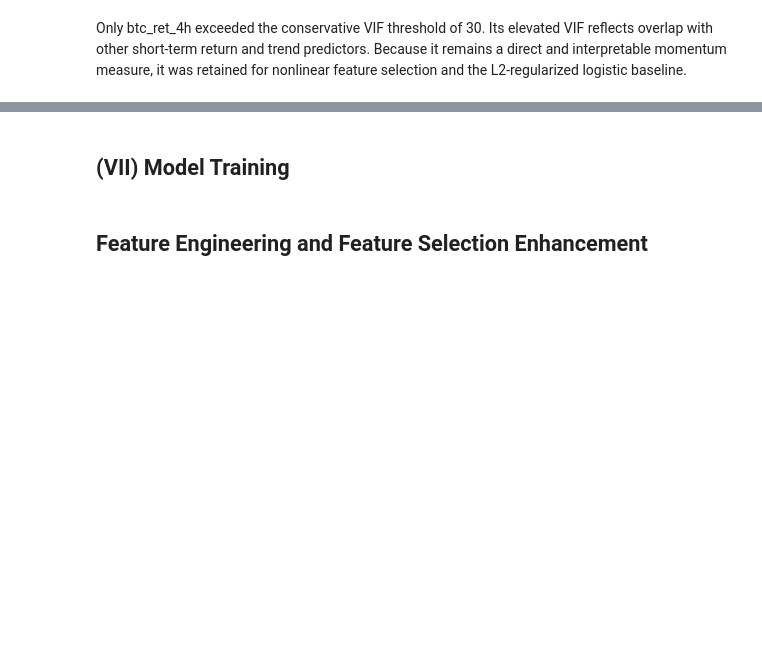
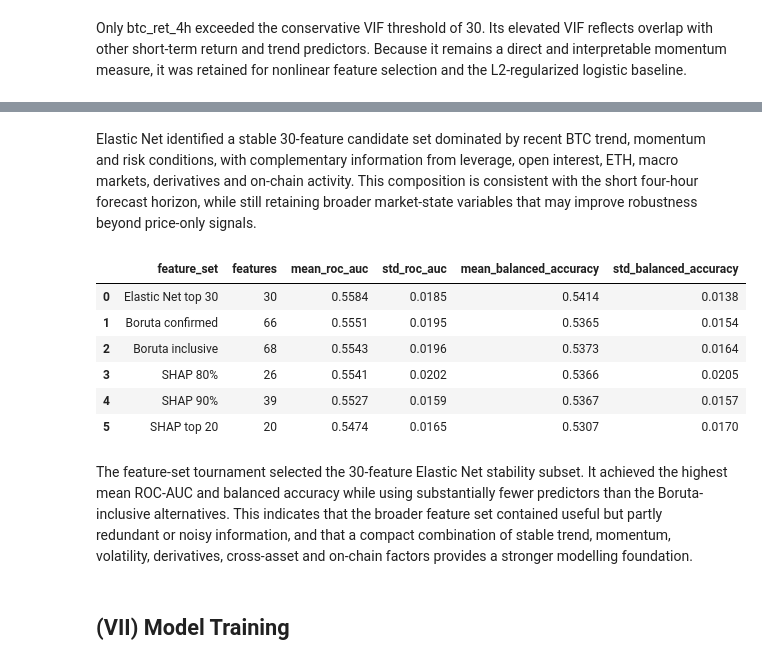
Before and after one commit to jade-lam/CQF, a Jupyter notebook: CQF_Final_Project.ipynb, the cells around one changed output, grey strips where cells are left out. Drawn from its saved outputs; the diff is of its cells as text; code cells hidden in the pictures; blank space fills up the shorter version.

```diff
--- a/CQF_Final_Project.ipynb
+++ b/CQF_Final_Project.ipynb
@@ -4388,4 +4409,73 @@ Final maximum VIF under threshold 10: 9.91
+# %% [markdown]
+Elastic Net identified a stable 30-feature candidate set dominated by recent BTC trend, momentum and risk conditions, with complementary information from leverage, open interest, ETH, macro markets, derivatives and on-chain activity. This composition is consistent with the short four-hour forecast horizon, while still retaining broader market-state variables that may improve robustness beyond price-only signals.
+# %%
+# Compare six candidate feature sets with the same chronological L2 logistic tournament
+from sklearn.linear_model import LogisticRegression
+from sklearn.metrics import balanced_accuracy_score, roc_auc_score
+from sklearn.model_selection import TimeSeriesSplit
+from sklearn.pipeline import make_pipeline
+from sklearn.preprocessing import StandardScaler
+
+feature_sets = {
+    "SHAP top 20": shap_ranking.head(20)["feature"].tolist(),
+    "SHAP 80%": shap_ranking.head(features_to_80pct)["feature"].tolist(),
+    "Elastic Net top 30": elastic_net_features,
+    "SHAP 90%": shap_ranking.head(features_to_90pct)["feature"].tolist(),
+    "Boruta confirmed": confirmed_features,
+    "Boruta inclusive": X_train_boruta_inclusive.columns.tolist()}
+
+tournament_results = []
+cv = TimeSeriesSplit(n_splits=5)
+
+for set_name, features in feature_sets.items():
+    fold_scores = []
+
+    for train_idx, valid_idx in cv.split(X_boruta):
+        valid_start = X_boruta.index[valid_idx[0]]
+        train_idx = train_idx[X_boruta.index[train_idx] < valid_start - pd.Timedelta(hours=4)]
+
+        X_train_fold = X_boruta.iloc[train_idx][features]
+        X_valid_fold = X_boruta.iloc[valid_idx][features]
+        y_train_fold = y_boruta.iloc[train_idx]
+        y_valid_fold = y_boruta.iloc[valid_idx]
+
+        model = make_pipeline(StandardScaler(), LogisticRegression(penalty="l2", C=1.0, max_iter=2000, random_state=42))
+        model.fit(X_train_fold, y_train_fold)
+
+        probability = model.predict_proba(X_valid_fold)[:, 1]
+        prediction = (probability >= 0.50).astype(int)
+
+        fold_scores.append({
+            "roc_auc": roc_auc_score(y_valid_fold, probability),
+            "balanced_accuracy": balanced_accuracy_score(y_valid_fold, prediction)})
+
+    fold_scores = pd.DataFrame(fold_scores)
+
+    tournament_results.append({
+        "feature_set": set_name,
+        "features": len(features),
+        "mean_roc_auc": fold_scores["roc_auc"].mean(),
+        "std_roc_auc": fold_scores["roc_auc"].std(),
+        "mean_balanced_accuracy": fold_scores["balanced_accuracy"].mean(),
+        "std_balanced_accuracy": fold_scores["balanced_accuracy"].std()})
+
+tournament_results = pd.DataFrame(tournament_results)
+tournament_results = tournament_results.sort_values(["mean_roc_auc", "mean_balanced_accuracy"], ascending=False).reset_index(drop=True)
+
+display(tournament_results.style.format({
+    "mean_roc_auc": "{:.4f}",
+    "std_roc_auc": "{:.4f}",
+    "mean_balanced_accuracy": "{:.4f}",
+    "std_balanced_accuracy": "{:.4f}"}))
+# %% [output]
+|  | feature_set | features | mean_roc_auc | std_roc_auc | mean_balanced_accuracy | std_balanced_accuracy |
+| 0 | Elastic Net top 30 | 30 | 0.5584 | 0.0185 | 0.5414 | 0.0138 |
+| 1 | Boruta confirmed | 66 | 0.5551 | 0.0195 | 0.5365 | 0.0154 |
+| 2 | Boruta inclusive | 68 | 0.5543 | 0.0196 | 0.5373 | 0.0164 |
+| 3 | SHAP 80% | 26 | 0.5541 | 0.0202 | 0.5366 | 0.0205 |
+| 4 | SHAP 90% | 39 | 0.5527 | 0.0159 | 0.5367 | 0.0157 |
+| 5 | SHAP top 20 | 20 | 0.5474 | 0.0165 | 0.5307 | 0.0170 |
+# %% [markdown]
+The feature-set tournament selected the 30-feature Elastic Net stability subset. It achieved the highest mean ROC-AUC and balanced accuracy while using substantially fewer predictors than the Boruta-inclusive alternatives. This indicates that the broader feature set contained useful but partly redundant or noisy information, and that a compact combination of stable trend, momentum, volatility, derivatives, cross-asset and on-chain factors provides a stronger modelling foundation.
 # %% [markdown]
 ## **(VII) Model Training**
-# %% [markdown]
-## **Feature Engineering and Feature Selection Enhancement**
```
Also changed, not shown: parts of 46 cells of this notebook.
